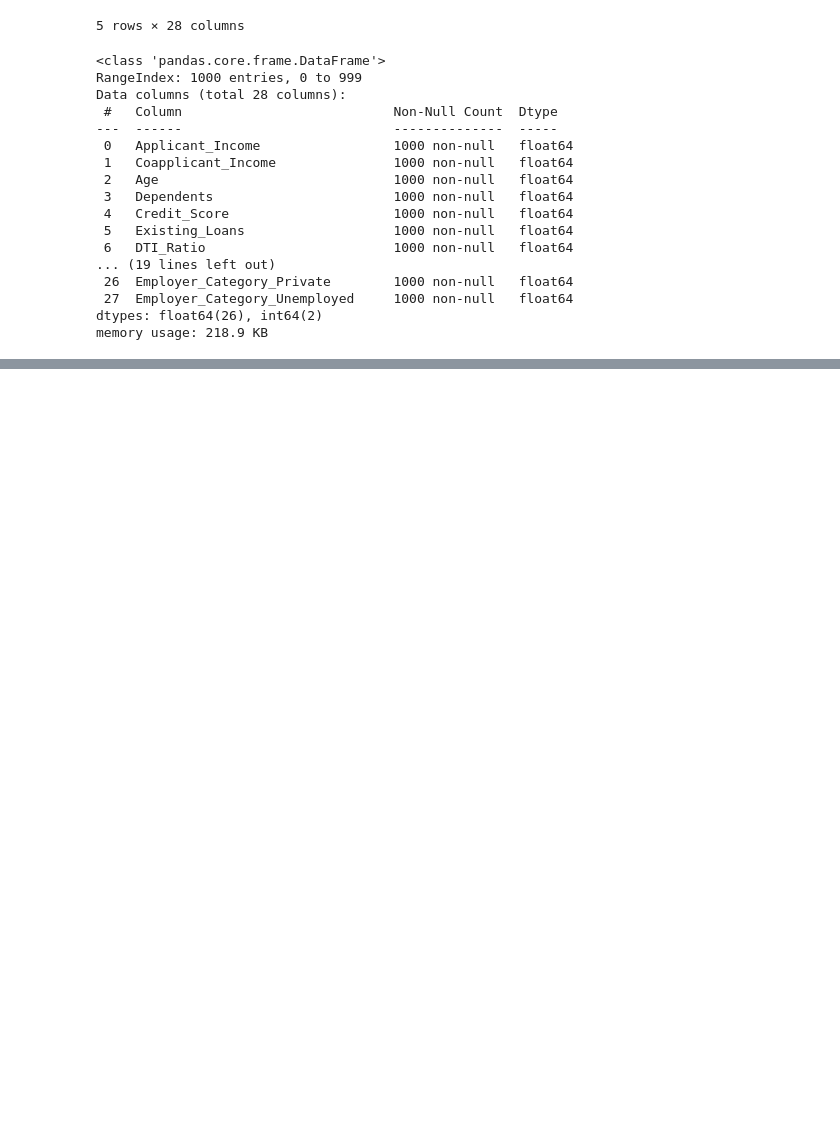
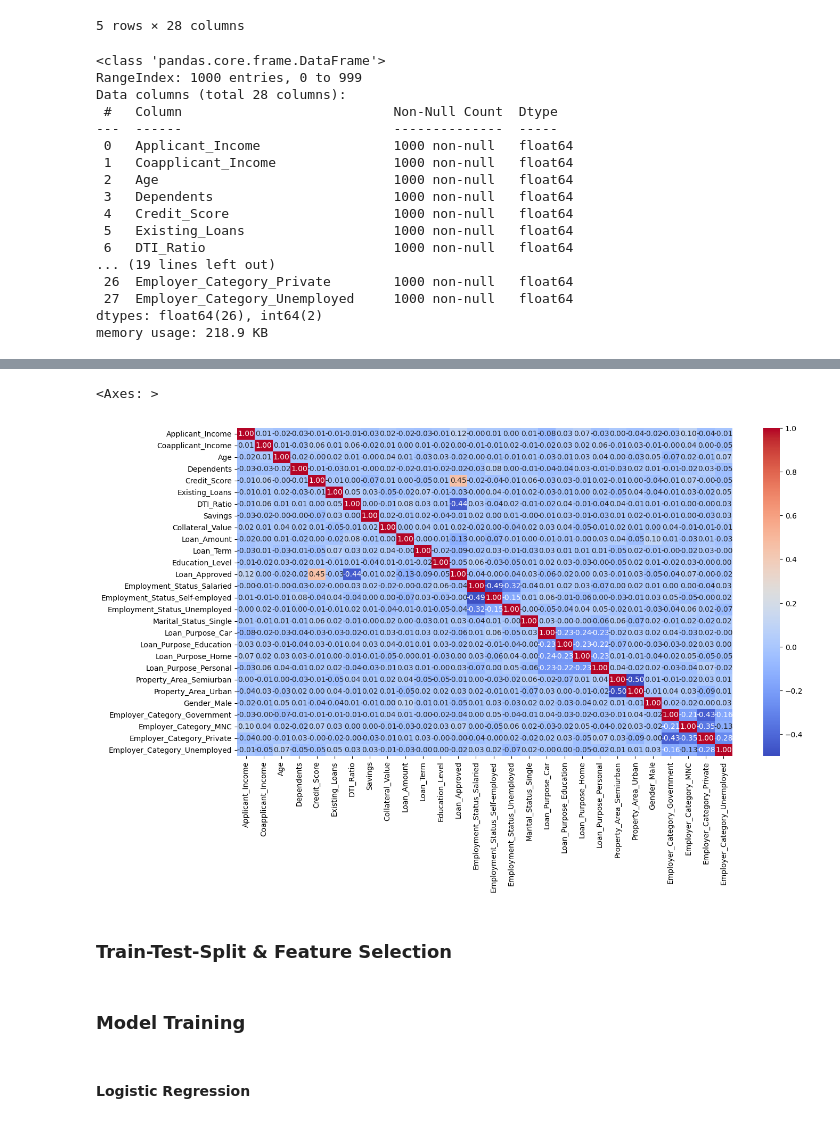
Before and after one commit to ElvisChristian28/Prime, a Jupyter notebook: Programs/Projects/Minior/loan_approval.ipynb, the cells around one changed output, grey strips where cells are left out. Saved outputs shown, nothing was run; the diff lists cells and outputs as text; code cells hidden in the pictures; blank space fills up the shorter version.

Commit message:
CreditWise Loan Approval

```diff
--- a/Programs/Projects/Minior/loan_approval.ipynb
+++ b/Programs/Projects/Minior/loan_approval.ipynb
@@ -289,0 +296,4 @@ memory usage: 218.9 KB
+# %%
+nums_cols = df.select_dtypes(include=["number"])
+corr_matrix = nums_cols.corr()
+corr_matrix["Loan_Approved"].sort_values(ascending=False)
@@ -289,0 +318,13 @@ memory usage: 218.9 KB
+# %%
+plt.figure(figsize=(15, 8))
+sns.heatmap(
+    corr_matrix,
+    annot=True,
+    fmt=".2f",
+    cmap="coolwarm"
+)
+# %% [output]
+<Axes: >
+[figure, added]
+# %% [markdown]
+### Train-Test-Split & Feature Selection
@@ -289,0 +336,4 @@ memory usage: 218.9 KB
+# %% [markdown]
+### Model Training
+# %% [markdown]
+#### Logistic Regression
```
Also changed, not shown: parts of 17 cells of this notebook.
